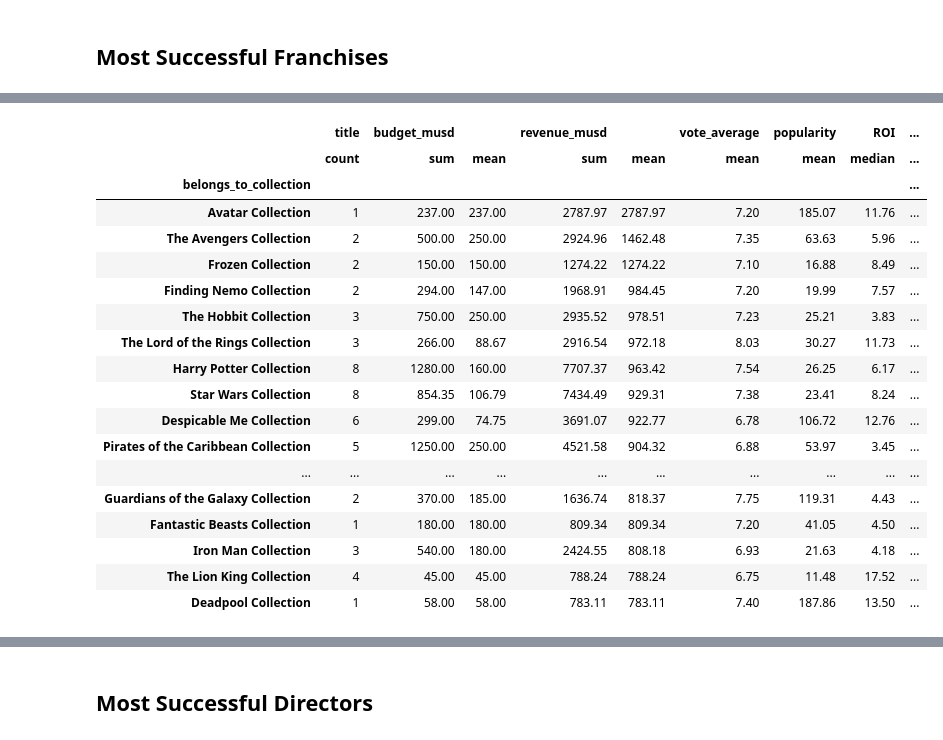
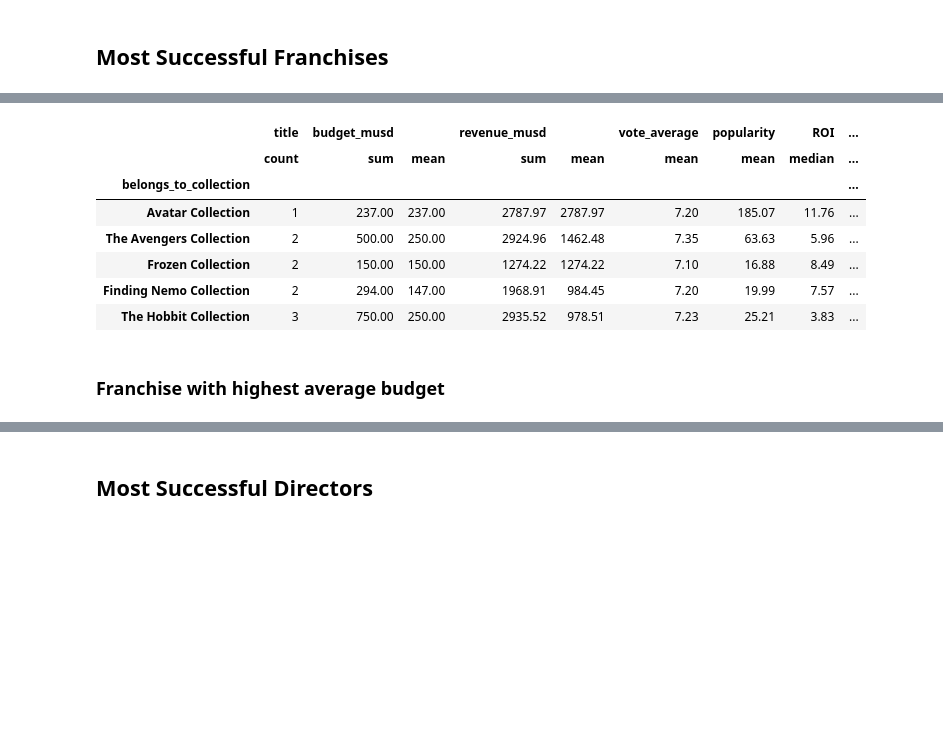
Before and after one commit to mr-emreerturk/data_analysis_projects, a Jupyter notebook: Movies_EDA/Project_01_Explanatory_Analysis_Movies.ipynb, the cells around one changed output, grey strips where cells are left out. Cells and saved outputs as stored; diff of their text form; code cells hidden in the pictures; blank space fills up the shorter version.

```diff
--- a/Movies_EDA/Project_01_Explanatory_Analysis_Movies.ipynb
+++ b/Movies_EDA/Project_01_Explanatory_Analysis_Movies.ipynb
@@ -781,23 +396,14 @@ franchises.nlargest()
 # %%
-franchises.nlargest(20, ("revenue_musd", "mean"))
+franchises.nlargest(5, ("revenue_musd", "mean"))
 # %% [output]
 |  | title | budget_musd |  | revenue_musd |  | vote_average | popularity | ROI | ... |
 |  | count | sum | mean | sum | mean | mean | mean | median | ... |
 | belongs_to_collection |  |  |  |  |  |  |  |  | ... |
 | Avatar Collection | 1 | 237.00 | 237.00 | 2787.97 | 2787.97 | 7.20 | 185.07 | 11.76 | ... |
 | The Avengers Collection | 2 | 500.00 | 250.00 | 2924.96 | 1462.48 | 7.35 | 63.63 | 5.96 | ... |
 | Frozen Collection | 2 | 150.00 | 150.00 | 1274.22 | 1274.22 | 7.10 | 16.88 | 8.49 | ... |
 | Finding Nemo Collection | 2 | 294.00 | 147.00 | 1968.91 | 984.45 | 7.20 | 19.99 | 7.57 | ... |
 | The Hobbit Collection | 3 | 750.00 | 250.00 | 2935.52 | 978.51 | 7.23 | 25.21 | 3.83 | ... |
-| The Lord of the Rings Collection | 3 | 266.00 | 88.67 | 2916.54 | 972.18 | 8.03 | 30.27 | 11.73 | ... |
-| Harry Potter Collection | 8 | 1280.00 | 160.00 | 7707.37 | 963.42 | 7.54 | 26.25 | 6.17 | ... |
-| Star Wars Collection | 8 | 854.35 | 106.79 | 7434.49 | 929.31 | 7.38 | 23.41 | 8.24 | ... |
-| Despicable Me Collection | 6 | 299.00 | 74.75 | 3691.07 | 922.77 | 6.78 | 106.72 | 12.76 | ... |
-| Pirates of the Caribbean Collection | 5 | 1250.00 | 250.00 | 4521.58 | 904.32 | 6.88 | 53.97 | 3.45 | ... |
-| ... | ... | ... | ... | ... | ... | ... | ... | ... | ... |
-| Guardians of the Galaxy Collection | 2 | 370.00 | 185.00 | 1636.74 | 818.37 | 7.75 | 119.31 | 4.43 | ... |
-| Fantastic Beasts Collection | 1 | 180.00 | 180.00 | 809.34 | 809.34 | 7.20 | 41.05 | 4.50 | ... |
-| Iron Man Collection | 3 | 540.00 | 180.00 | 2424.55 | 808.18 | 6.93 | 21.63 | 4.18 | ... |
-| The Lion King Collection | 4 | 45.00 | 45.00 | 788.24 | 788.24 | 6.75 | 11.48 | 17.52 | ... |
-| Deadpool Collection | 1 | 58.00 | 58.00 | 783.11 | 783.11 | 7.40 | 187.86 | 13.50 | ... |
+# %% [markdown]
+### Franchise with highest average budget
 # %%
```
Also changed, not shown: parts of 124 cells of this notebook.
